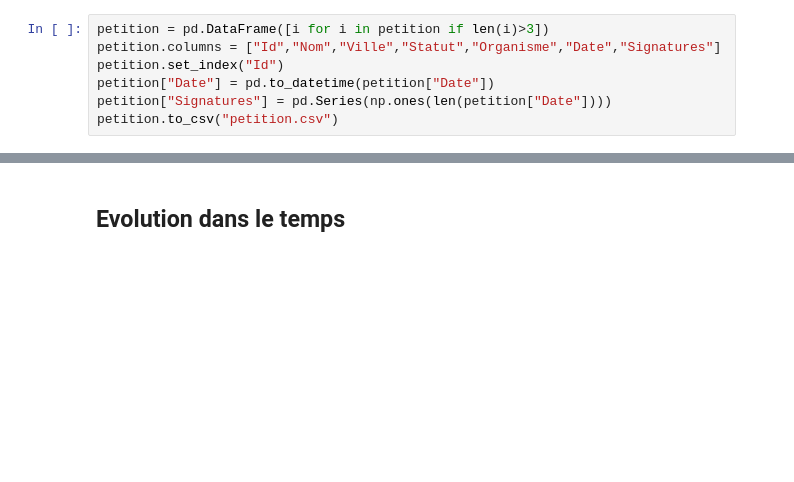
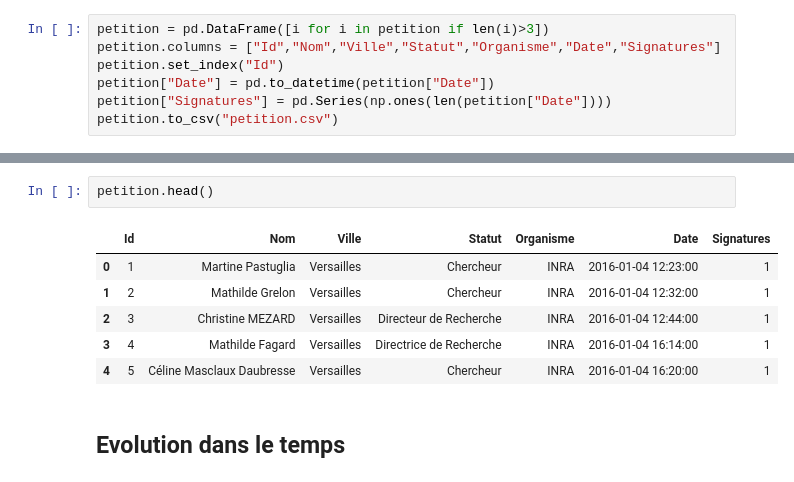
Before and after one commit to emilienschultz/researchnotebooks, a Jupyter notebook: Petition ANR.ipynb, the cells around one changed output, grey strips where cells are left out. Drawn from its saved outputs; the diff is of its cells as text; blank space fills up the shorter version.

```diff
--- a/Petition ANR.ipynb
+++ b/Petition ANR.ipynb
@@ -63,3 +57,12 @@ petition[0:5]
+# %%
+petition.head()
+# %% [output]
+|  | Id | Nom | Ville | Statut | Organisme | Date | Signatures |
+| 0 | 1 | Martine Pastuglia | Versailles | Chercheur | INRA | 2016-01-04 12:23:00 | 1 |
+| 1 | 2 | Mathilde Grelon | Versailles | Chercheur | INRA | 2016-01-04 12:32:00 | 1 |
+| 2 | 3 | Christine MEZARD | Versailles | Directeur de Recherche | INRA | 2016-01-04 12:44:00 | 1 |
+| 3 | 4 | Mathilde Fagard | Versailles | Directrice de Recherche | INRA | 2016-01-04 16:14:00 | 1 |
+| 4 | 5 | Céline Masclaux Daubresse | Versailles | Chercheur | INRA | 2016-01-04 16:20:00 | 1 |
 # %% [markdown]
 ## Evolution dans le temps
 # %%
```
Also changed, not shown: parts of 9 cells of this notebook.
